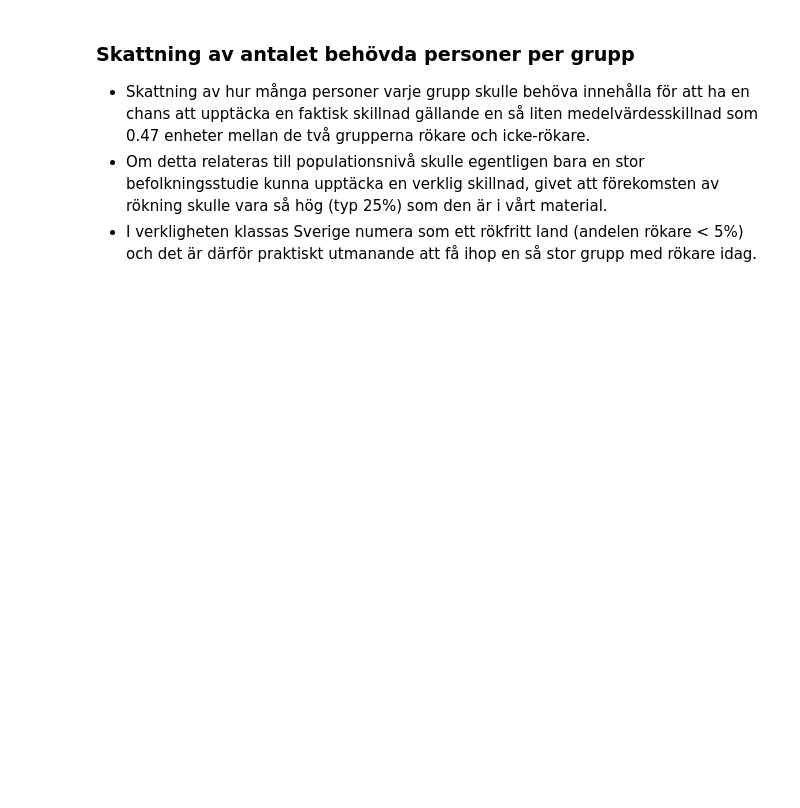
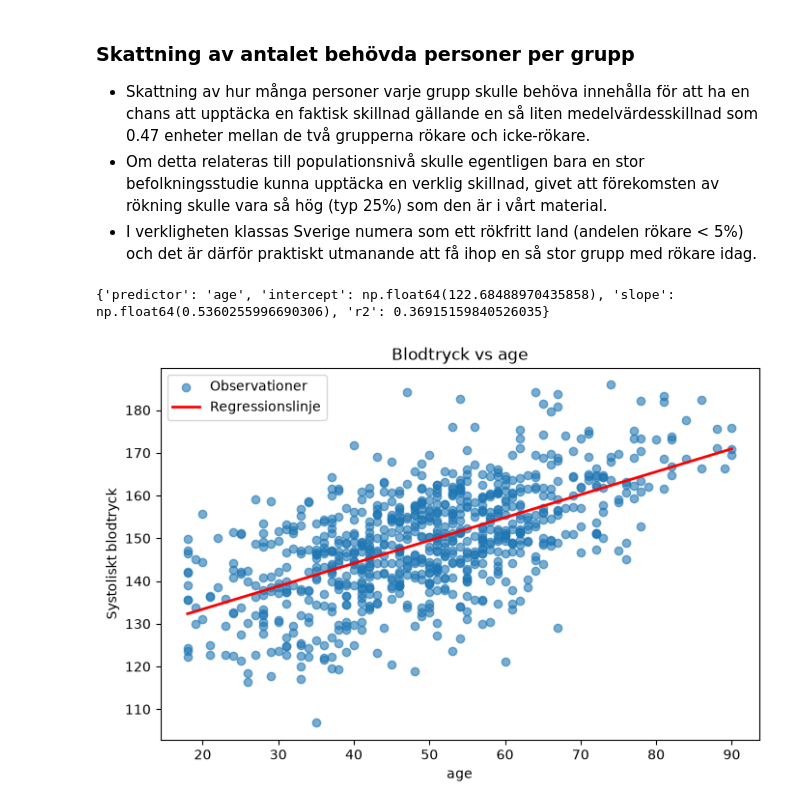
Before and after one commit to ylvahultman/Progr-stat-dataanalys-ind, a Jupyter notebook: halsostudie.ipynb, the cells around one changed output. Drawn from its saved outputs; the diff is of its cells as text; code cells hidden in the pictures; blank space fills up the shorter version.

```diff
--- a/halsostudie.ipynb
+++ b/halsostudie.ipynb
@@ -346,3 +404,19 @@ Antal icke-rökare i materialet: 587
 - Skattning av hur många personer varje grupp skulle behöva innehålla för att ha en chans att upptäcka en faktisk skillnad gällande en så liten medelvärdesskillnad som 0.47 enheter mellan de två grupperna rökare och icke-rökare.
 - Om detta relateras till populationsnivå skulle egentligen bara en stor befolkningsstudie kunna upptäcka en verklig skillnad, givet att förekomsten av rökning skulle vara så hög (typ 25%) som den är i vårt material.
 - I verkligheten klassas Sverige numera som ett rökfritt land (andelen rökare < 5%) och det är därför praktiskt utmanande att få ihop en så stor grupp med rökare idag.
+# %%
+# Tränar en enkel regressionmodell på sambandet systoliskt tryck som utfallsvariabel och ålder som prediktor
+
+from sklearn.linear_model import LinearRegression
+from bp_class import BloodPressureInvestigator
+
+bp_investigator = BloodPressureInvestigator(df)
+
+bp_vs_age = bp_investigator.simple_regression("age")
+
+print(bp_vs_age)
+
+bp_investigator.plot_regression("age")
+# %% [output]
+{'predictor': 'age', 'intercept': np.float64(122.68488970435858), 'slope': np.float64(0.5360255996690306), 'r2': 0.36915159840526035}
+[figure, added]
```
Also changed, not shown: parts of 15 cells of this notebook, 2 other files.
